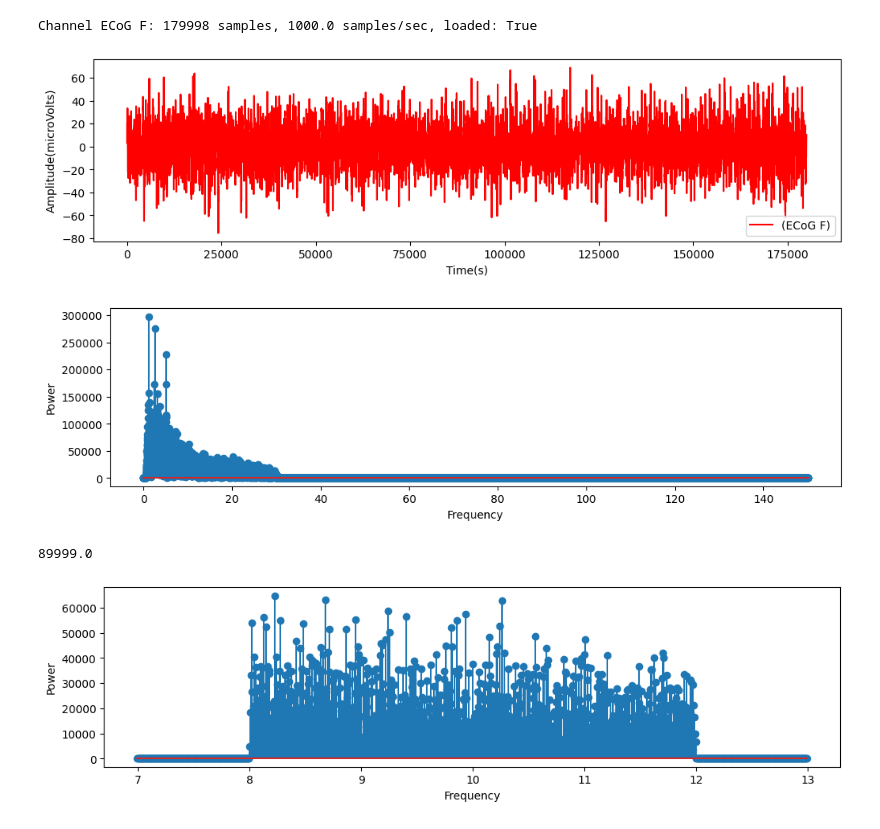
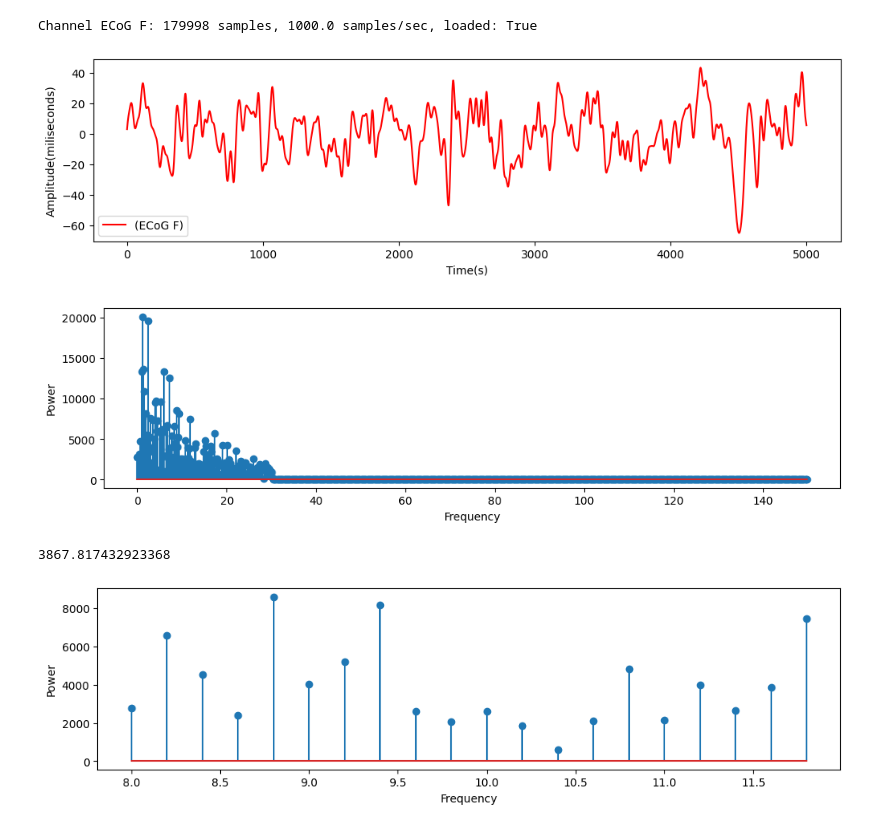
Before and after one commit to AdrianDochian/eeg_analysis, a Jupyter notebook: Images.ipynb, the cells around one changed output. Cells and saved outputs as stored; diff of their text form; code cells hidden in the pictures.

```diff
--- a/Images.ipynb
+++ b/Images.ipynb
@@ -20,18 +20,22 @@ biopac_test_channel
 Channel ECoG F: 179998 samples, 1000.0 samples/sec, loaded: True
 # %%
 test_time_series = TimeSeries(biopac_channel=biopac_test_channel)
+test_time_series.time_data = test_time_series.time_data[0:5000]
+test_time_series.time_data_length = len(test_time_series.time_data)
 test_time_series.plot()
 # %% [output]
-[figure, old version]
+[figure, new version]
 # %%
 test_spectrum = Spectrum(test_time_series)
 test_spectrum.plot(from_index=0, to_index=150)
 # %% [output]
-[figure, old version]
+[figure, new version]
 # %%
 test_spectrum = Spectrum(test_time_series).band_pass_brain_wave("alpha")
-test_spectrum.plot(7, 13)
+test_spectrum.plot(\
+    from_index = Spectrum.BRAIN_WAVES_DEFINITIONS["alpha"]["low"],
+    to_index = Spectrum.BRAIN_WAVES_DEFINITIONS["alpha"]["high"])
 test_spectrum.get_coefficients_mean()
 # %% [output]
-89999.0
+3867.817432923368
-[figure, old version]
+[figure, new version]
```
Also changed, not shown: 4 other files.
